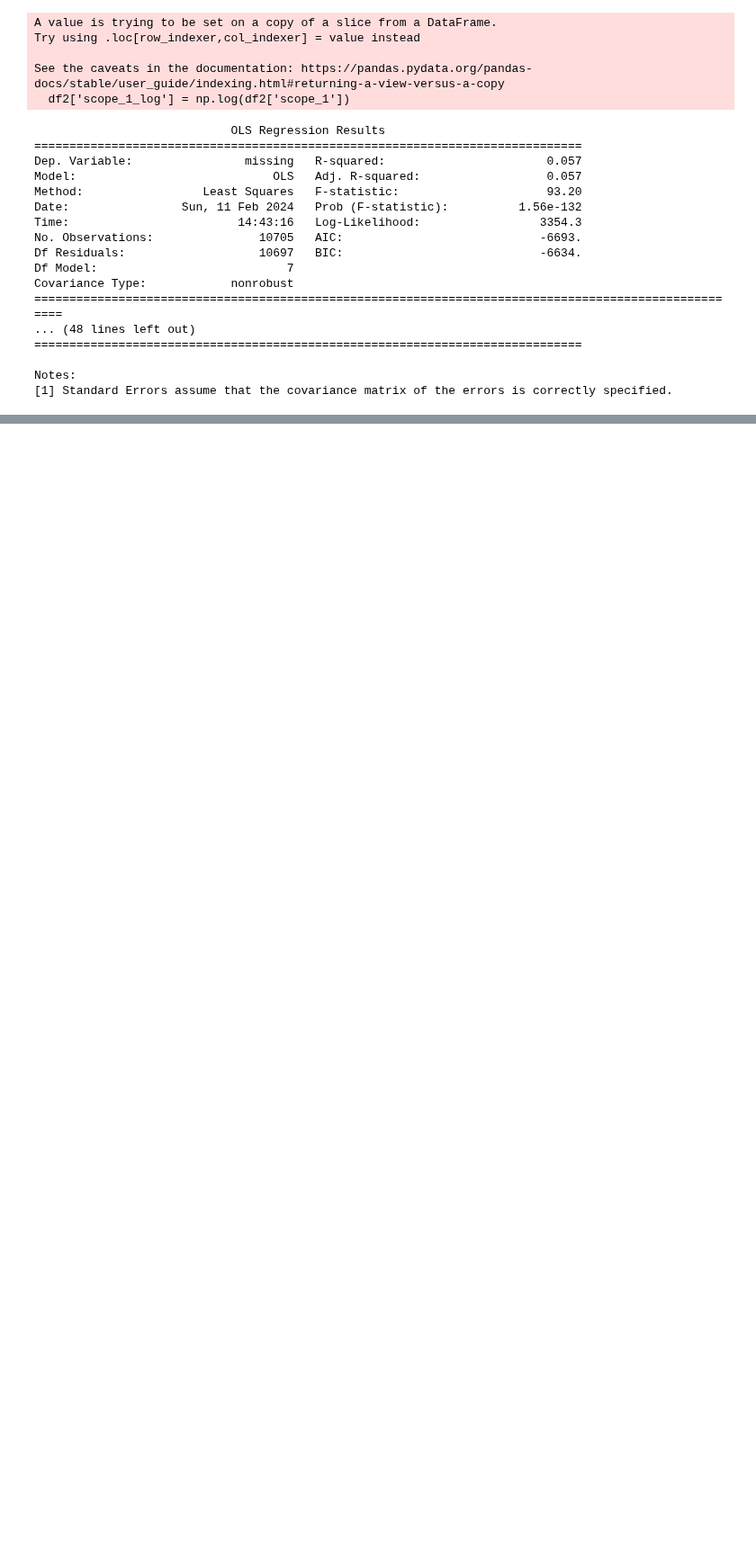
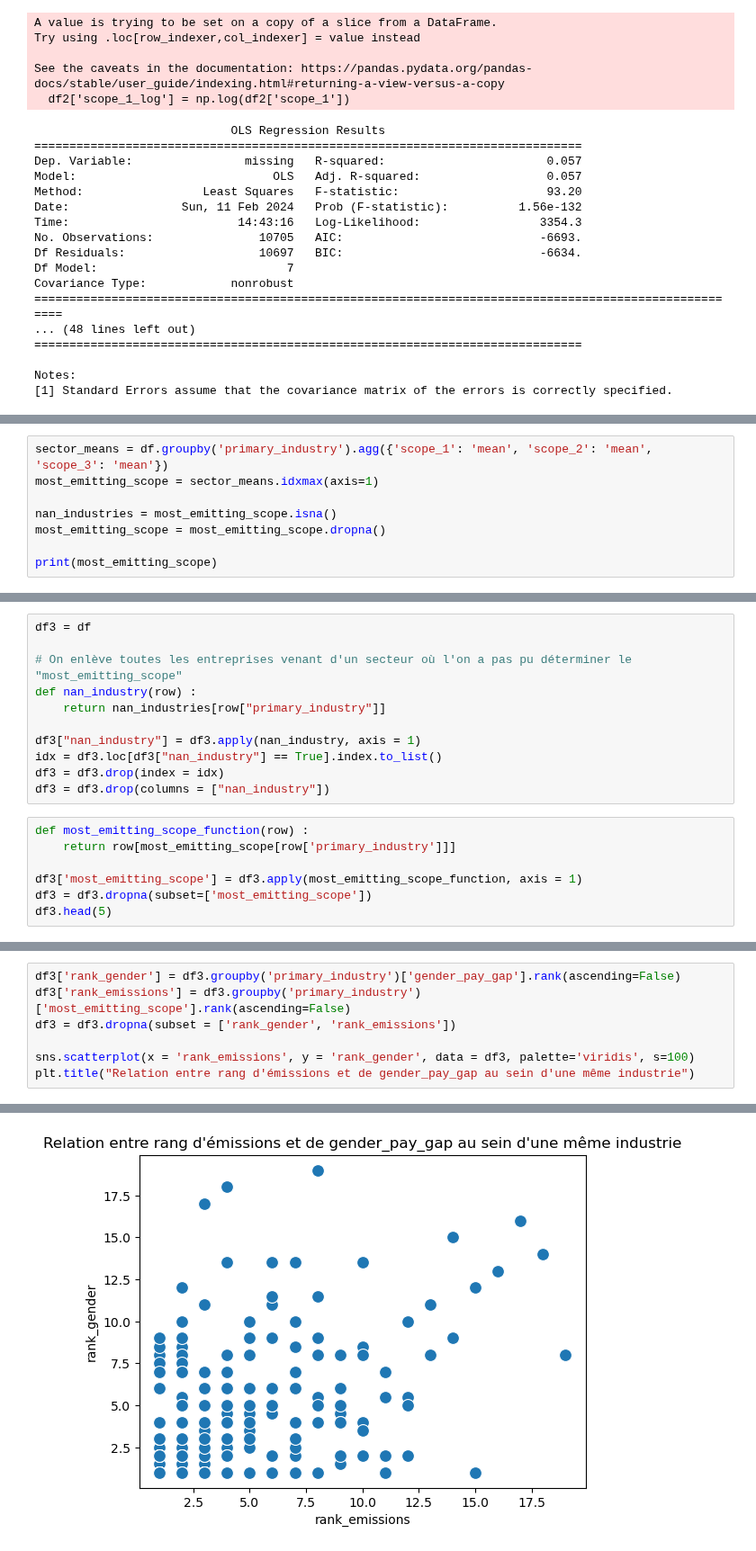
Before and after one commit to pierperri/StatApp, a Jupyter notebook: Rapport intermédiaire.ipynb, the cells around one changed output, grey strips where cells are left out. Shown at 90% size. Drawn from its saved outputs; the diff is of its cells as text; blank space fills up the shorter version.

```diff
--- a/Rapport intermédiaire.ipynb
+++ b/Rapport intermédiaire.ipynb
@@ -154,0 +159,8 @@ Notes:
+# %%
+sector_means = df.groupby('primary_industry').agg({'scope_1': 'mean', 'scope_2': 'mean', 'scope_3': 'mean'})
+most_emitting_scope = sector_means.idxmax(axis=1)
+
+nan_industries = most_emitting_scope.isna()
+most_emitting_scope = most_emitting_scope.dropna()
+
+print(most_emitting_scope)
@@ -154,0 +181,18 @@ Notes:
+# %%
+df3 = df
+
+# On enlève toutes les entreprises venant d'un secteur où l'on a pas pu déterminer le "most_emitting_scope"
+def nan_industry(row) :
+    return nan_industries[row["primary_industry"]]
+
+df3["nan_industry"] = df3.apply(nan_industry, axis = 1)
+idx = df3.loc[df3["nan_industry"] == True].index.to_list()
+df3 = df3.drop(index = idx)
+df3 = df3.drop(columns = ["nan_industry"])
+# %%
+def most_emitting_scope_function(row) :
+    return row[most_emitting_scope[row['primary_industry']]]
+
+df3['most_emitting_scope'] = df3.apply(most_emitting_scope_function, axis = 1)
+df3 = df3.dropna(subset=['most_emitting_scope'])
+df3.head(5)
@@ -154,0 +207,8 @@ Notes:
+# %%
+df3['rank_gender'] = df3.groupby('primary_industry')['gender_pay_gap'].rank(ascending=False)
+df3['rank_emissions'] = df3.groupby('primary_industry')['most_emitting_scope'].rank(ascending=False)
+df3 = df3.dropna(subset = ['rank_gender', 'rank_emissions'])
+
+sns.scatterplot(x = 'rank_emissions', y = 'rank_gender', data = df3, palette='viridis', s=100)
+plt.title("Relation entre rang d'émissions et de gender_pay_gap au sein d'une même industrie")
+# %% [output]
@@ -154,0 +216 @@ Notes:
+[figure, added]
```
Also changed, not shown: parts of 7 cells of this notebook.
